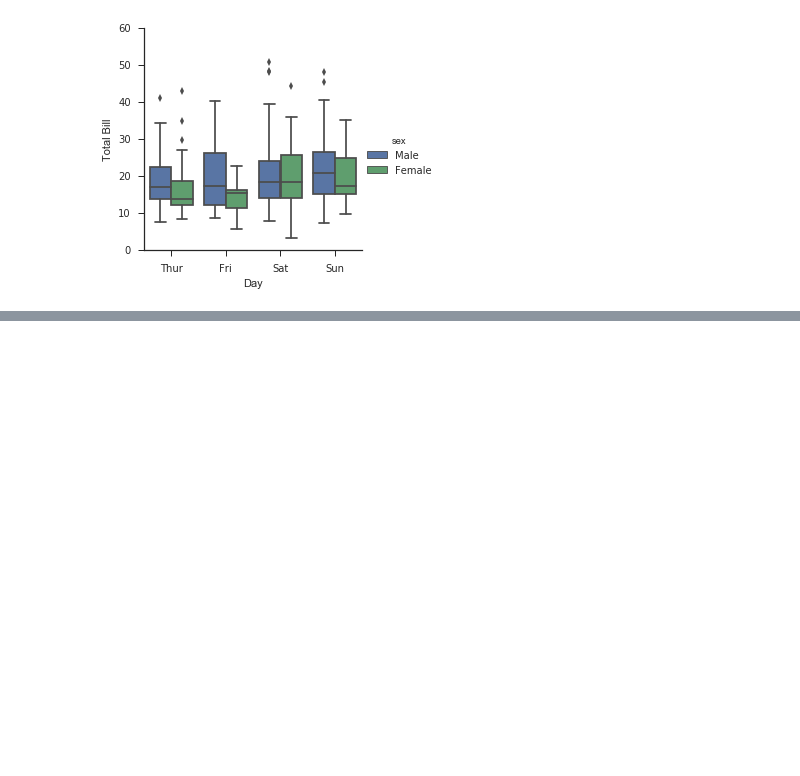
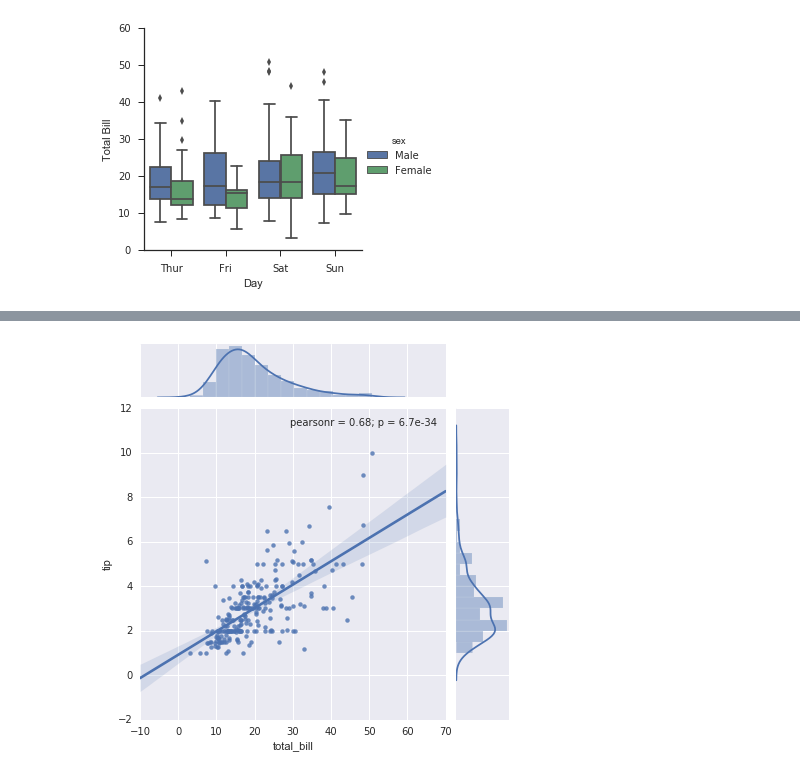
Before and after one commit to shintotm/MatplotlibAndSeaborn, a Jupyter notebook: Beginners Seaborn and pyplot visualizations.ipynb, the cells around one changed output, grey strips where cells are left out. Drawn from its saved outputs; the diff is of its cells as text; code cells hidden in the pictures; blank space fills up the shorter version.

```diff
--- a/Beginners Seaborn and pyplot visualizations.ipynb
+++ b/Beginners Seaborn and pyplot visualizations.ipynb
@@ -204,0 +213,4 @@ with sns.axes_style(style='ticks'):
+# %%
+sns.jointplot("total_bill", "tip", data=tips, kind="reg");
+# %% [output]
+[figure, added]
```
Also changed, not shown: parts of 2 cells of this notebook.
